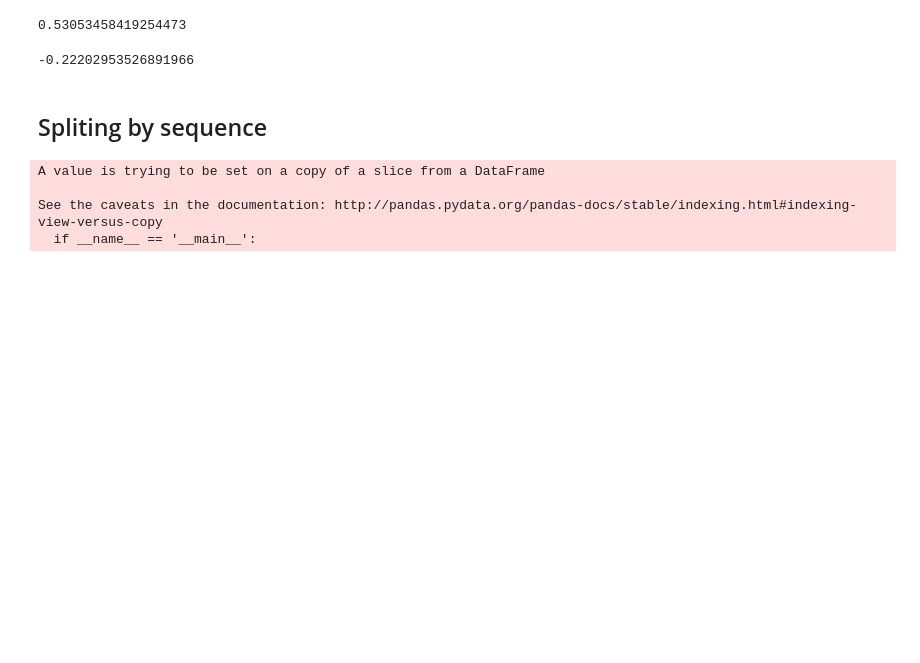
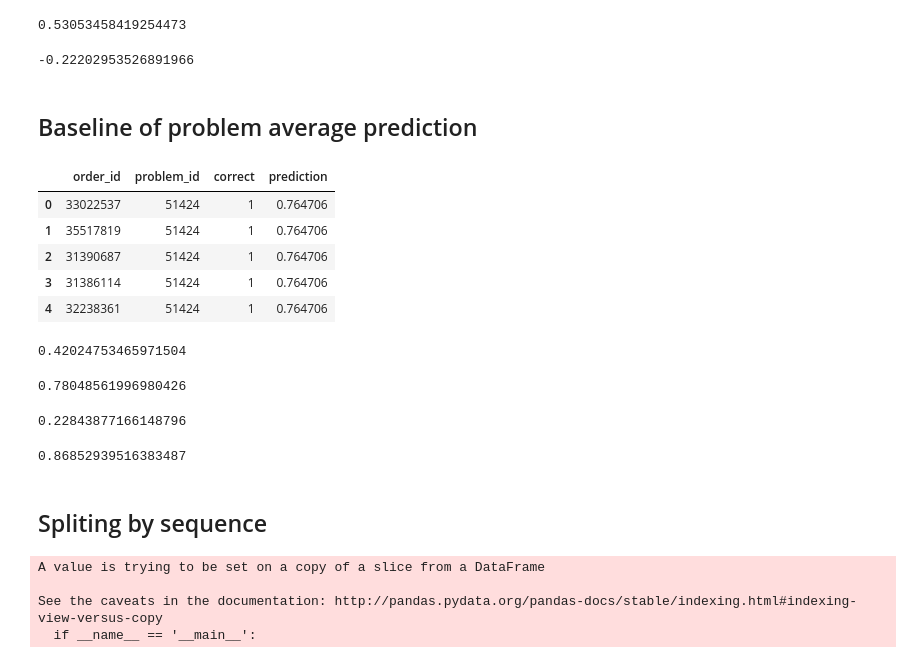
Before and after one commit to mit0110/knowledge_tracing, a Jupyter notebook: notebooks/Assistments 2009 description.ipynb, the cells around one changed output. Cells and saved outputs as stored; diff of their text form; code cells hidden in the pictures; blank space fills up the shorter version.

```diff
--- a/notebooks/Assistments 2009 description.ipynb
+++ b/notebooks/Assistments 2009 description.ipynb
@@ -308,6 +360,43 @@ metrics.r2_score(
     prediction_problem_mode.correct, prediction_problem_mode.prediction.fillna(0).astype(int))
 # %% [output]
 -0.22202953526891966
+# %% [markdown]
+Baseline of problem average prediction
+---
+# %%
+problem_avg = dataset[['problem_id', 'correct']].groupby(by='problem_id').apply(pandas.DataFrame.mean)
+problem_avg = problem_avg.drop('problem_id', 1).reset_index().rename(
+    columns={'correct': 'prediction'})
+# %%
+prediction_problem_avg = dataset[['order_id', 'problem_id', 'correct']].merge(problem_avg)
+prediction_problem_avg[:5]
+# %% [output]
+|  | order_id | problem_id | correct | prediction |
+| 0 | 33022537 | 51424 | 1 | 0.764706 |
+| 1 | 35517819 | 51424 | 1 | 0.764706 |
+| 2 | 31390687 | 51424 | 1 | 0.764706 |
+| 3 | 31386114 | 51424 | 1 | 0.764706 |
+| 4 | 32238361 | 51424 | 1 | 0.764706 |
+# %%
+metrics.mean_squared_error(
+    prediction_problem_avg.correct, prediction_problem_avg.prediction.fillna(0))**.5
+# %% [output]
+0.42024753465971504
+# %%
+metrics.roc_auc_score(
+    prediction_problem_avg.correct, prediction_problem_avg.prediction.fillna(0))
+# %% [output]
+0.78048561996980426
+# %%
+metrics.r2_score(
+    prediction_problem_avg.correct, prediction_problem_avg.prediction.fillna(0))
+# %% [output]
+0.22843877166148796
+# %%
+metrics.average_precision_score(
+    prediction_problem_avg.correct, prediction_problem_avg.prediction.fillna(0))
+# %% [output]
+0.86852939516383487
 # %% [markdown]
 Spliting by sequence
 ---
```
Also changed, not shown: parts of 13 cells of this notebook, 4 other files.
